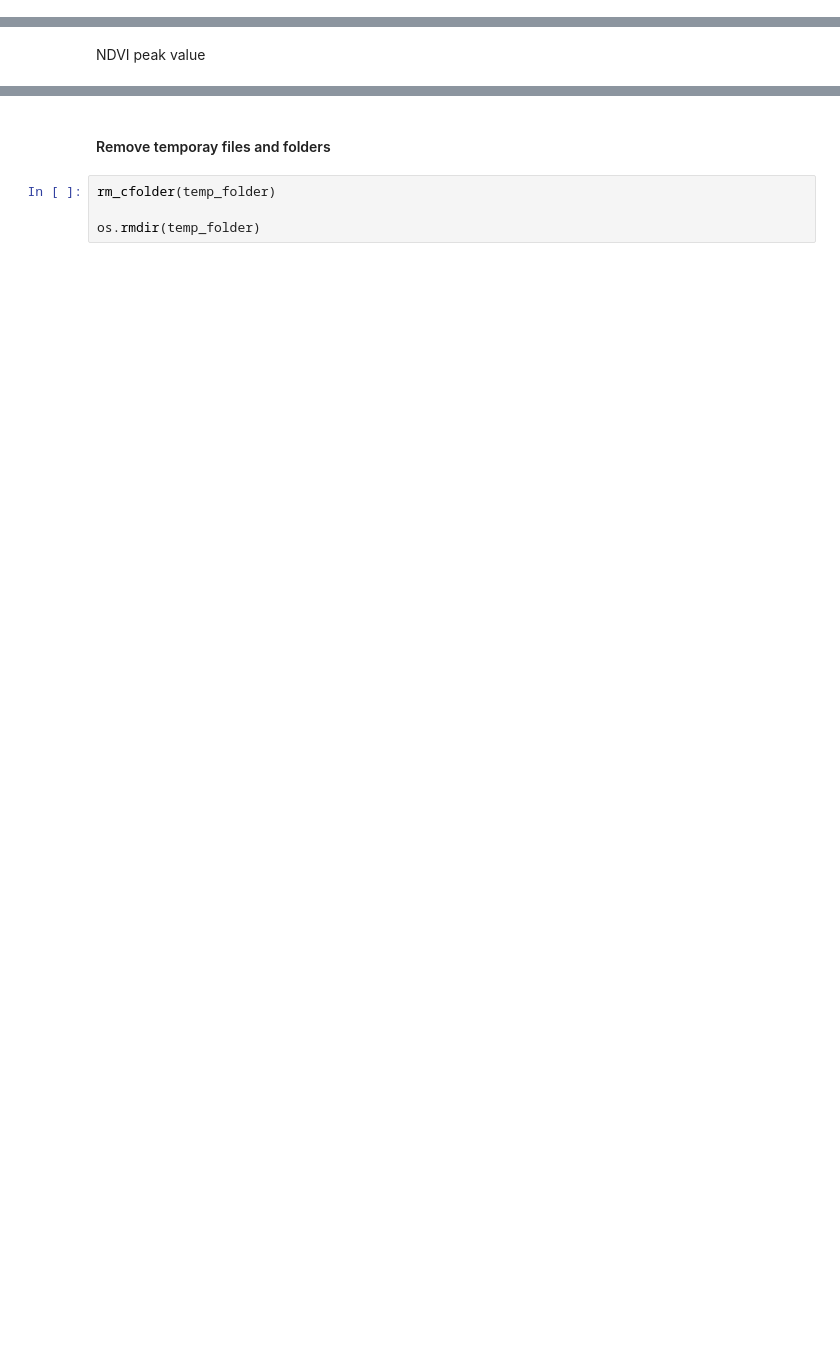
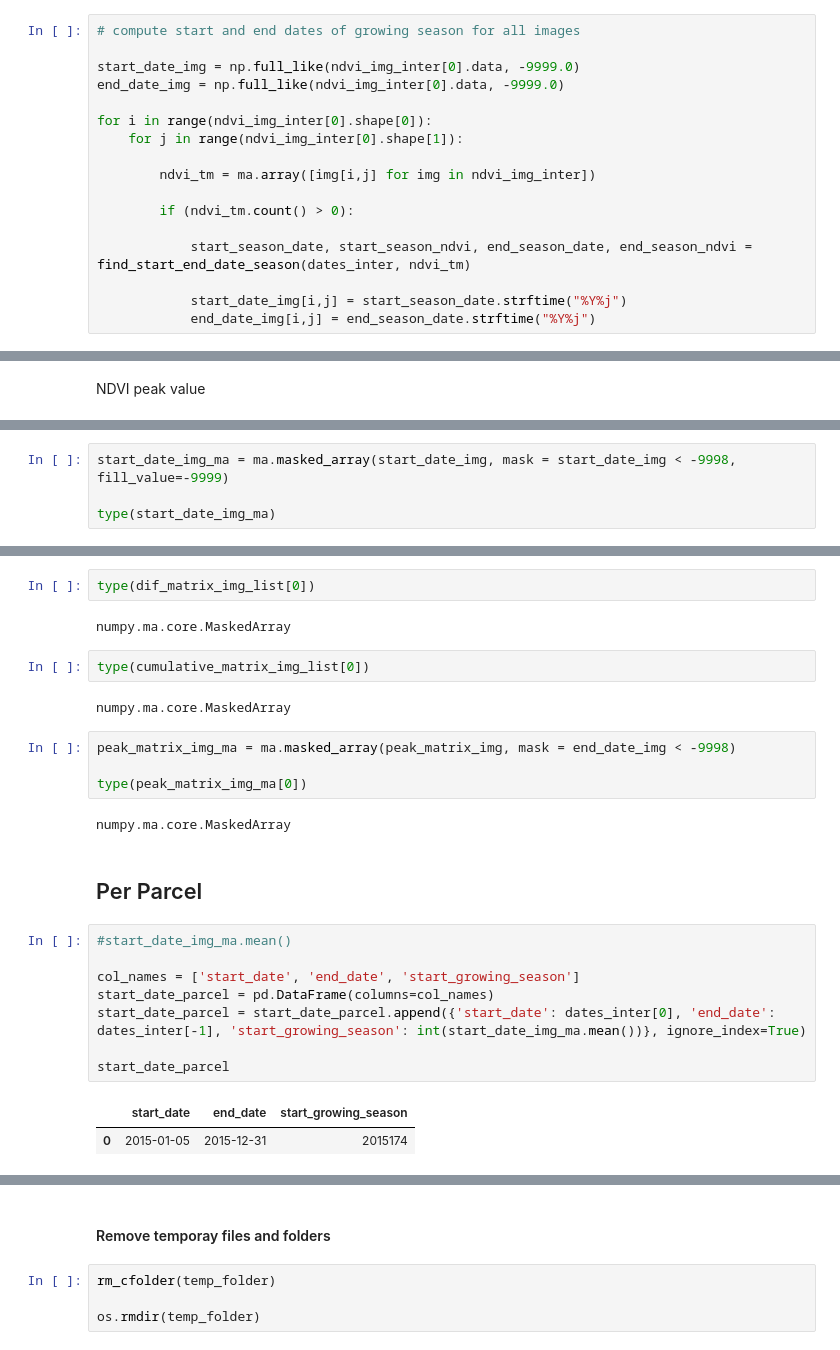
Before and after one commit to ec-better/ewf-ext-02-03-02, a Jupyter notebook: src/main/app-resources/notebook/libexec/input.ipynb, the cells around one changed output, grey strips where cells are left out. Saved outputs shown, nothing was run; the diff lists cells and outputs as text; blank space fills up the shorter version.

```diff
--- a/src/main/app-resources/notebook/libexec/input.ipynb
+++ b/src/main/app-resources/notebook/libexec/input.ipynb
@@ -286,0 +693,17 @@ def write_properties_file(output_name, first_date, last_date, region_of_interest
+# %%
+# compute start and end dates of growing season for all images
+
+start_date_img = np.full_like(ndvi_img_inter[0].data, -9999.0)
+end_date_img = np.full_like(ndvi_img_inter[0].data, -9999.0)
+
+for i in range(ndvi_img_inter[0].shape[0]):
+    for j in range(ndvi_img_inter[0].shape[1]):
+
+        ndvi_tm = ma.array([img[i,j] for img in ndvi_img_inter])
+
+        if (ndvi_tm.count() > 0):
+
+            start_season_date, start_season_ndvi, end_season_date, end_season_ndvi = find_start_end_date_season(dates_inter, ndvi_tm)
+
+            start_date_img[i,j] = start_season_date.strftime("%Y%j")
+            end_date_img[i,j] = end_season_date.strftime("%Y%j")
@@ -758,0 +958,4 @@ Output End date of the growing season
+# %%
+start_date_img_ma = ma.masked_array(start_date_img, mask = start_date_img < -9998, fill_value=-9999)
+
+type(start_date_img_ma)
@@ -758,0 +970,27 @@ Output End date of the growing season
+# %%
+type(dif_matrix_img_list[0])
+# %% [output]
+numpy.ma.core.MaskedArray
+# %%
+type(cumulative_matrix_img_list[0])
+# %% [output]
+numpy.ma.core.MaskedArray
+# %%
+peak_matrix_img_ma = ma.masked_array(peak_matrix_img, mask = end_date_img < -9998)
+
+type(peak_matrix_img_ma[0])
+# %% [output]
+numpy.ma.core.MaskedArray
+# %% [markdown]
+## Per Parcel
+# %%
+#start_date_img_ma.mean()
+
+col_names = ['start_date', 'end_date', 'start_growing_season']
+start_date_parcel = pd.DataFrame(columns=col_names)
+start_date_parcel = start_date_parcel.append({'start_date': dates_inter[0], 'end_date': dates_inter[-1], 'start_growing_season': int(start_date_img_ma.mean())}, ignore_index=True)
+
+start_date_parcel
+# %% [output]
+|  | start_date | end_date | start_growing_season |
+| 0 | 2015-01-05 | 2015-12-31 | 2015174 |
```
Also changed, not shown: parts of 83 cells of this notebook, 2 other files.
